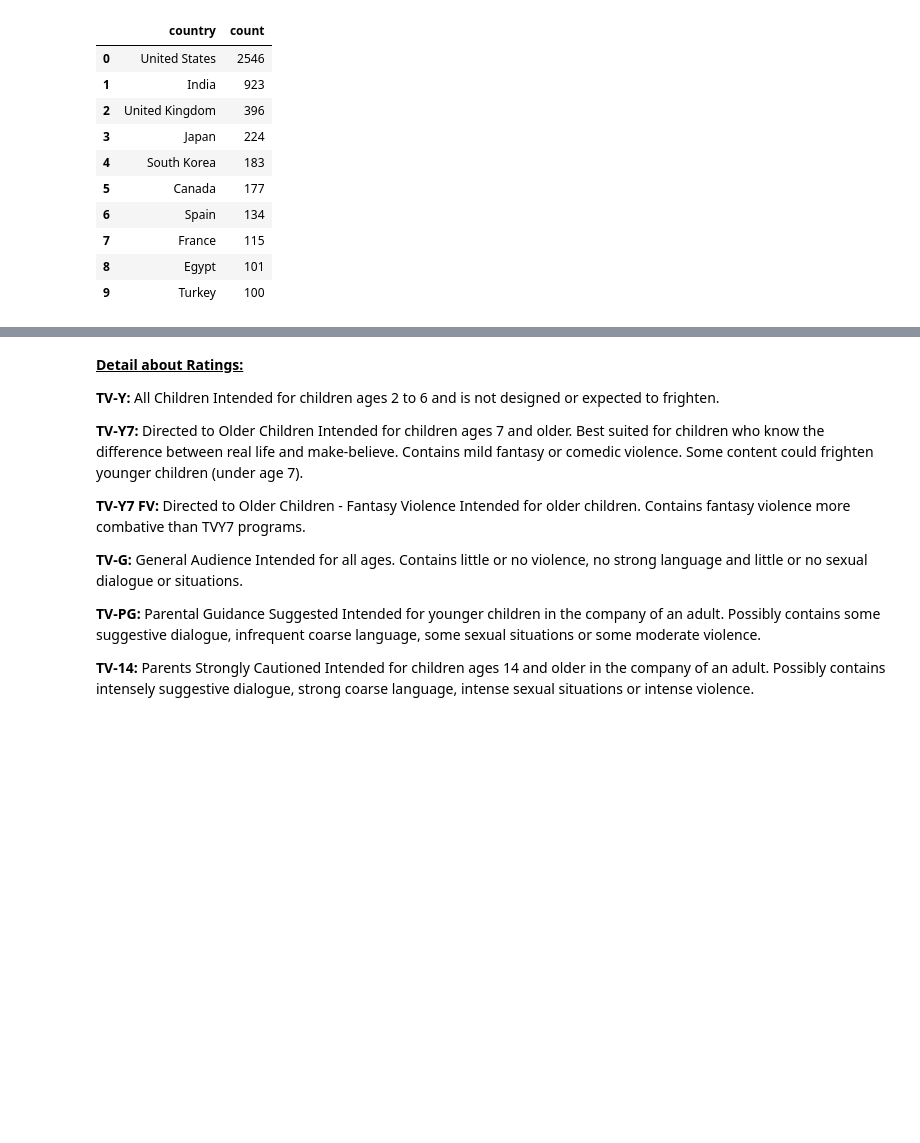
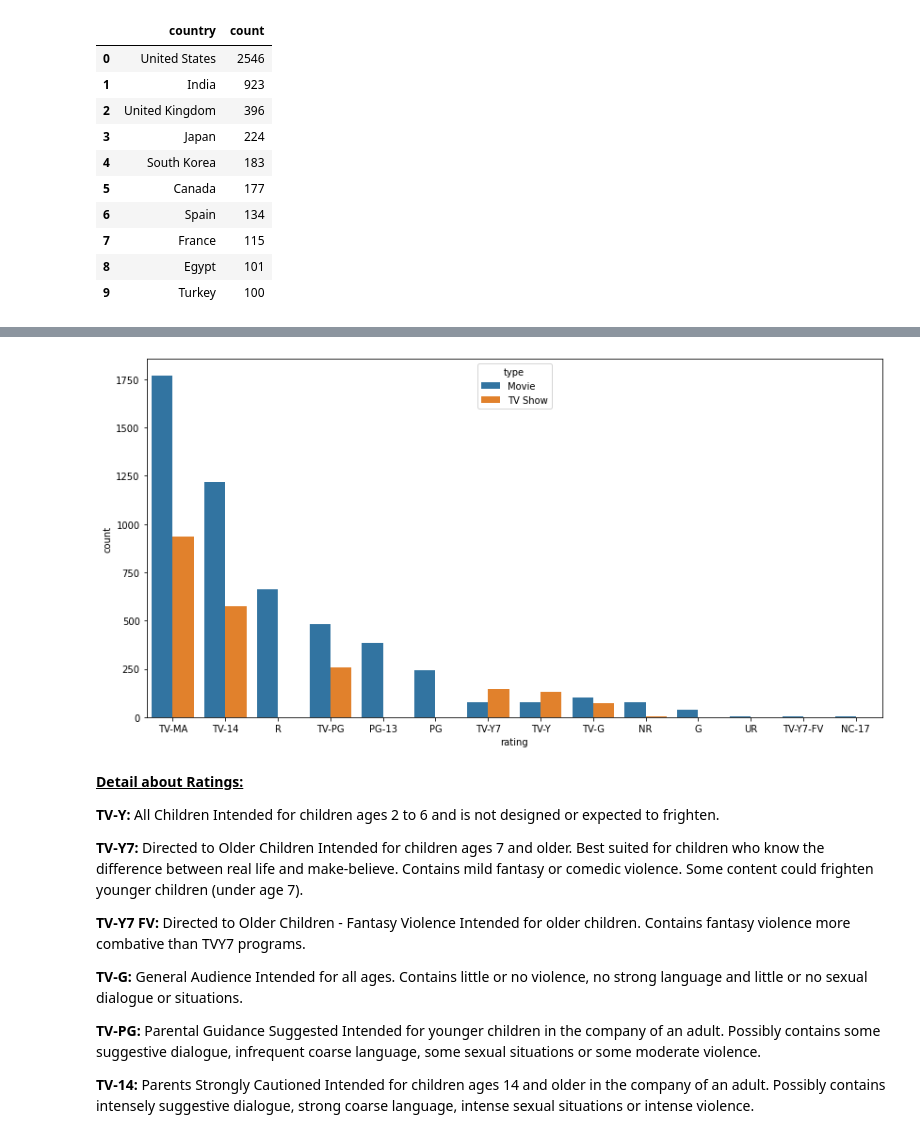
Before and after one commit to smkmohsin/NETFLIX-MOVIES-AND-TV-SHOWS-CLUSTERING, a Jupyter notebook: NETFLIX_MOVIES_AND_TV_SHOWS_CLUSTERING.ipynb, the cells around one changed output, grey strips where cells are left out. Drawn from its saved outputs; the diff is of its cells as text; code cells hidden in the pictures; blank space fills up the shorter version.

```diff
--- a/NETFLIX_MOVIES_AND_TV_SHOWS_CLUSTERING.ipynb
+++ b/NETFLIX_MOVIES_AND_TV_SHOWS_CLUSTERING.ipynb
@@ -220,8 +236,9 @@ ratings_count
 # %%
 # Visualize contents based on ratings
 sns.barplot('rating', 'count',hue='type',data=ratings_count)
-# plt.title('Top 10 countries producing contents in netflix')
-rcParams['figure.figsize'] = 10,7
+rcParams['figure.figsize'] = 14,7
+# %% [output]
+[figure, added]
 # %% [markdown]
 <b><u>Detail about Ratings:</u></b>
 
```
Also changed, not shown: parts of 11 cells of this notebook.
